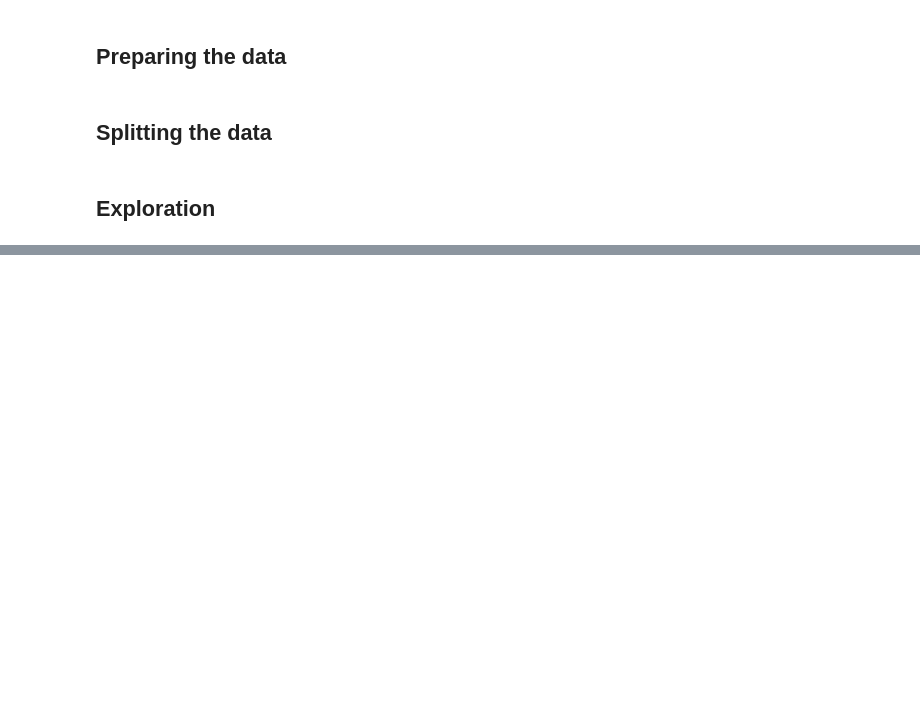
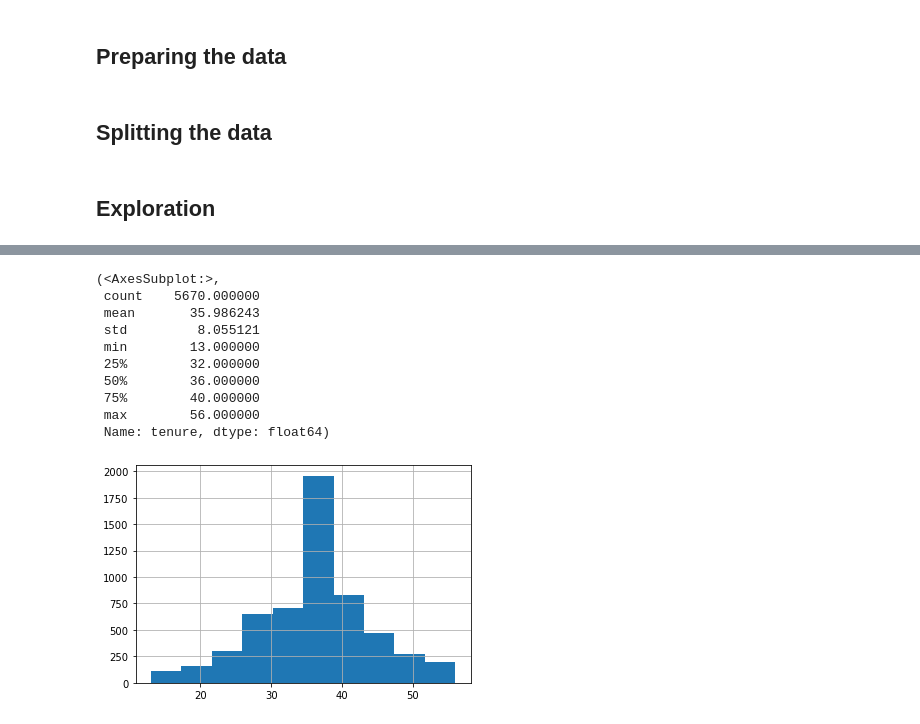
Before and after one commit to Sam-keeler/personal-project-credit-churn, a Jupyter notebook: credit-churn.ipynb, the cells around one changed output, grey strips where cells are left out. Saved outputs shown, nothing was run; the diff lists cells and outputs as text; code cells hidden in the pictures; blank space fills up the shorter version.

```diff
--- a/credit-churn.ipynb
+++ b/credit-churn.ipynb
@@ -32,0 +120,16 @@ train, validate, test = split(credit)
+# %%
+# Distribution of months with the bank
+
+train.tenure.hist(), train.tenure.describe()
+# %% [output]
+(<AxesSubplot:>,
+ count    5670.000000
+ mean       35.986243
+ std         8.055121
+ min        13.000000
+ 25%        32.000000
+ 50%        36.000000
+ 75%        40.000000
+ max        56.000000
+ Name: tenure, dtype: float64)
+[figure, added]
```
Also changed, not shown: parts of 37 cells of this notebook, 2 other files.
